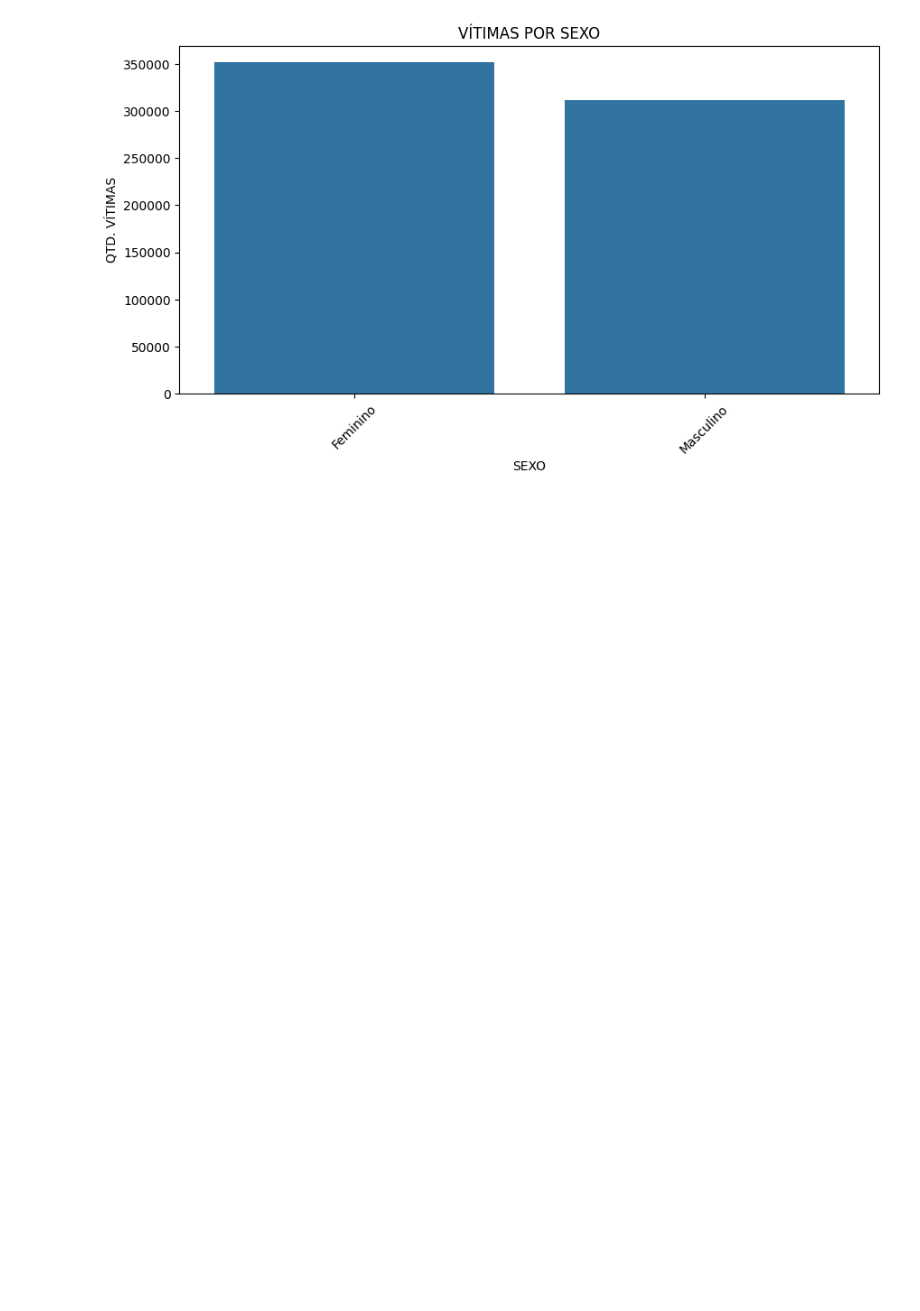
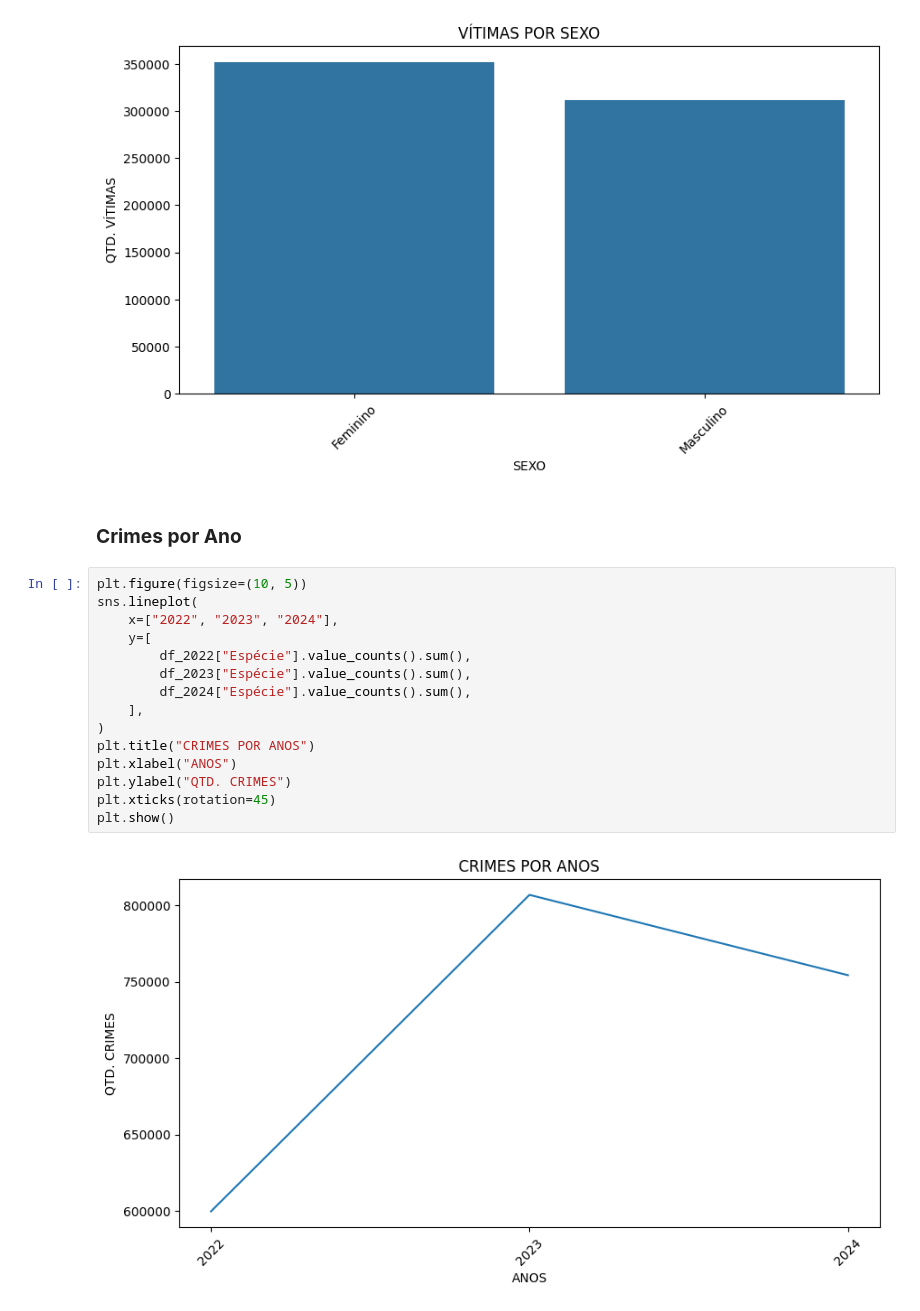
Before and after one commit to germanocastanho/crime-analysis, a Jupyter notebook: crimes.ipynb, the cells around one changed output. Saved outputs shown, nothing was run; the diff lists cells and outputs as text; blank space fills up the shorter version.

```diff
--- a/crimes.ipynb
+++ b/crimes.ipynb
@@ -381,3 +381,22 @@ plt.ylabel("QTD. VÍTIMAS")
 plt.show()
 # %% [output]
 [figure]
+# %% [markdown]
+### **Crimes por Ano**
+# %%
+plt.figure(figsize=(10, 5))
+sns.lineplot(
+    x=["2022", "2023", "2024"],
+    y=[
+        df_2022["Espécie"].value_counts().sum(),
+        df_2023["Espécie"].value_counts().sum(),
+        df_2024["Espécie"].value_counts().sum(),
+    ],
+)
+plt.title("CRIMES POR ANOS")
+plt.xlabel("ANOS")
+plt.ylabel("QTD. CRIMES")
+plt.xticks(rotation=45)
+plt.show()
+# %% [output]
+[figure, added]
```
